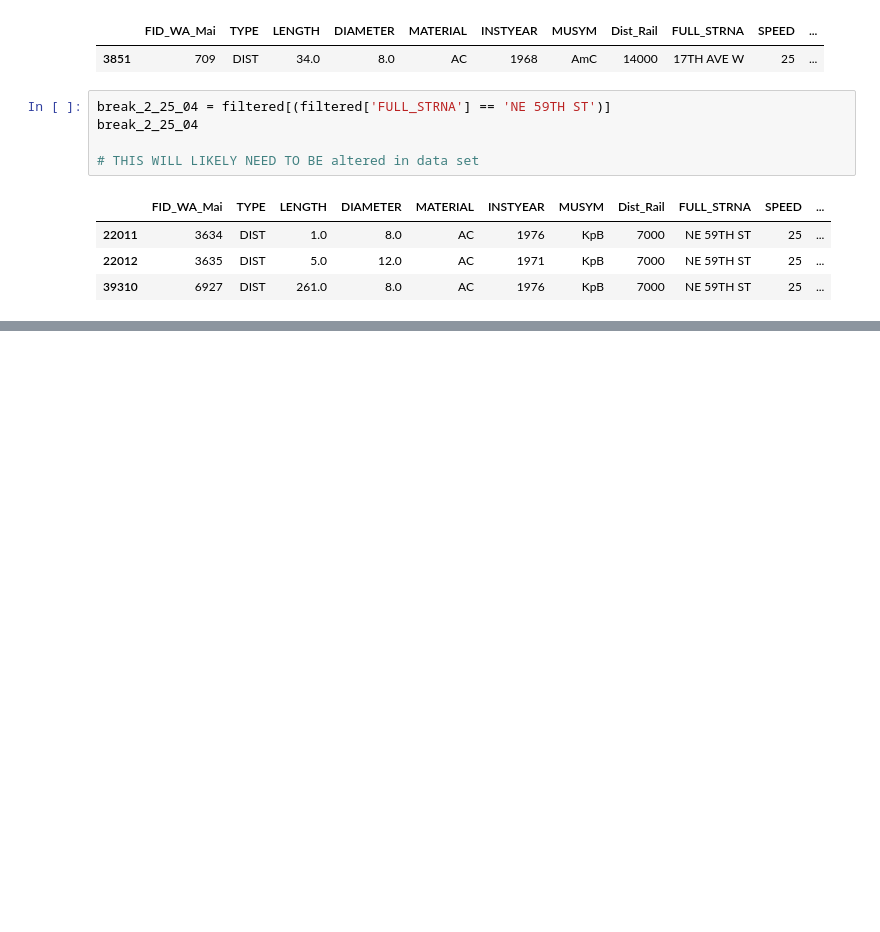
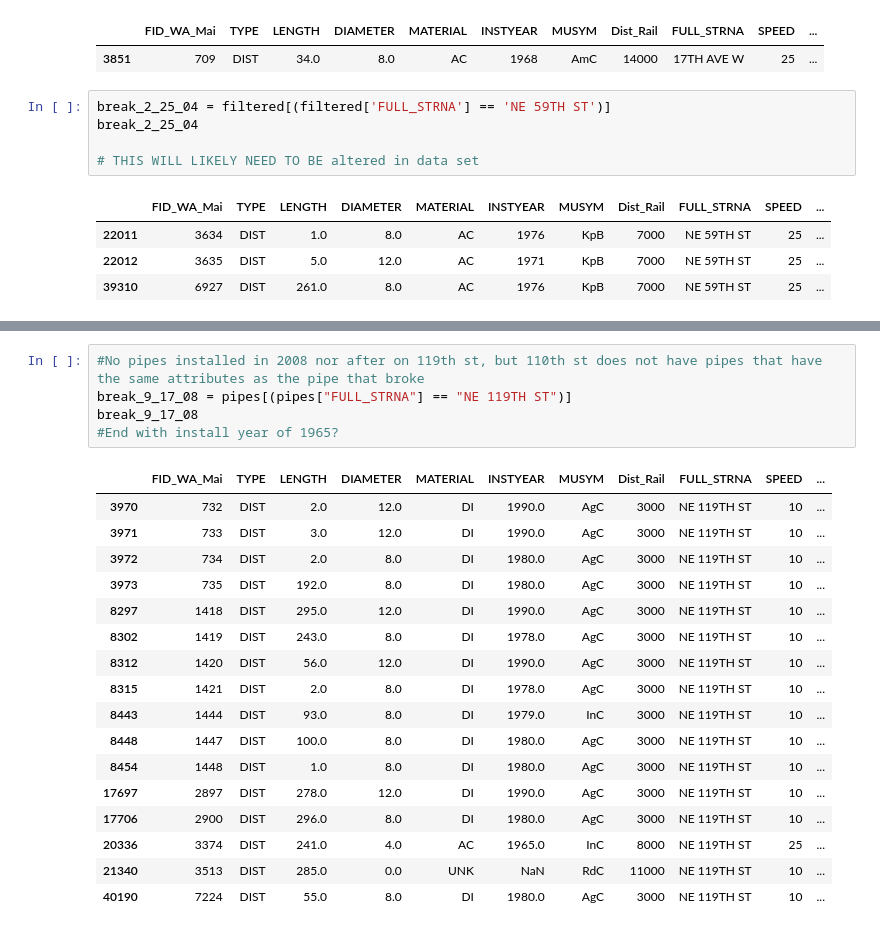
Before and after one commit to yennilee2/Water-Pipe-Project, a Jupyter notebook: first_notebook.ipynb, the cells around one changed output, grey strips where cells are left out. Drawn from its saved outputs; the diff is of its cells as text; blank space fills up the shorter version.

Commit message:
Added further code to find the install years of broken pipes

```diff
--- a/first_notebook.ipynb
+++ b/first_notebook.ipynb
@@ -182,0 +426,23 @@ print(search63)
+# %%
+#No pipes installed in 2008 nor after on 119th st, but 110th st does not have pipes that have the same attributes as the pipe that broke
+break_9_17_08 = pipes[(pipes["FULL_STRNA"] == "NE 119TH ST")]
+break_9_17_08
+#End with install year of 1965?
+# %% [output]
+|  | FID_WA_Mai | TYPE | LENGTH | DIAMETER | MATERIAL | INSTYEAR | MUSYM | Dist_Rail | FULL_STRNA | SPEED | ... |
+| 3970 | 732 | DIST | 2.0 | 12.0 | DI | 1990.0 | AgC | 3000 | NE 119TH ST | 10 | ... |
+| 3971 | 733 | DIST | 3.0 | 12.0 | DI | 1990.0 | AgC | 3000 | NE 119TH ST | 10 | ... |
+| 3972 | 734 | DIST | 2.0 | 8.0 | DI | 1980.0 | AgC | 3000 | NE 119TH ST | 10 | ... |
+| 3973 | 735 | DIST | 192.0 | 8.0 | DI | 1980.0 | AgC | 3000 | NE 119TH ST | 10 | ... |
+| 8297 | 1418 | DIST | 295.0 | 12.0 | DI | 1990.0 | AgC | 3000 | NE 119TH ST | 10 | ... |
+| 8302 | 1419 | DIST | 243.0 | 8.0 | DI | 1978.0 | AgC | 3000 | NE 119TH ST | 10 | ... |
+| 8312 | 1420 | DIST | 56.0 | 12.0 | DI | 1990.0 | AgC | 3000 | NE 119TH ST | 10 | ... |
+| 8315 | 1421 | DIST | 2.0 | 8.0 | DI | 1978.0 | AgC | 3000 | NE 119TH ST | 10 | ... |
+| 8443 | 1444 | DIST | 93.0 | 8.0 | DI | 1979.0 | InC | 3000 | NE 119TH ST | 10 | ... |
+| 8448 | 1447 | DIST | 100.0 | 8.0 | DI | 1980.0 | AgC | 3000 | NE 119TH ST | 10 | ... |
+| 8454 | 1448 | DIST | 1.0 | 8.0 | DI | 1980.0 | AgC | 3000 | NE 119TH ST | 10 | ... |
+| 17697 | 2897 | DIST | 278.0 | 12.0 | DI | 1990.0 | AgC | 3000 | NE 119TH ST | 10 | ... |
+| 17706 | 2900 | DIST | 296.0 | 8.0 | DI | 1980.0 | AgC | 3000 | NE 119TH ST | 10 | ... |
+| 20336 | 3374 | DIST | 241.0 | 4.0 | AC | 1965.0 | InC | 8000 | NE 119TH ST | 25 | ... |
+| 21340 | 3513 | DIST | 285.0 | 0.0 | UNK | NaN | RdC | 11000 | NE 119TH ST | 10 | ... |
+| 40190 | 7224 | DIST | 55.0 | 8.0 | DI | 1980.0 | AgC | 3000 | NE 119TH ST | 10 | ... |
```
Also changed, not shown: parts of 13 cells of this notebook.
